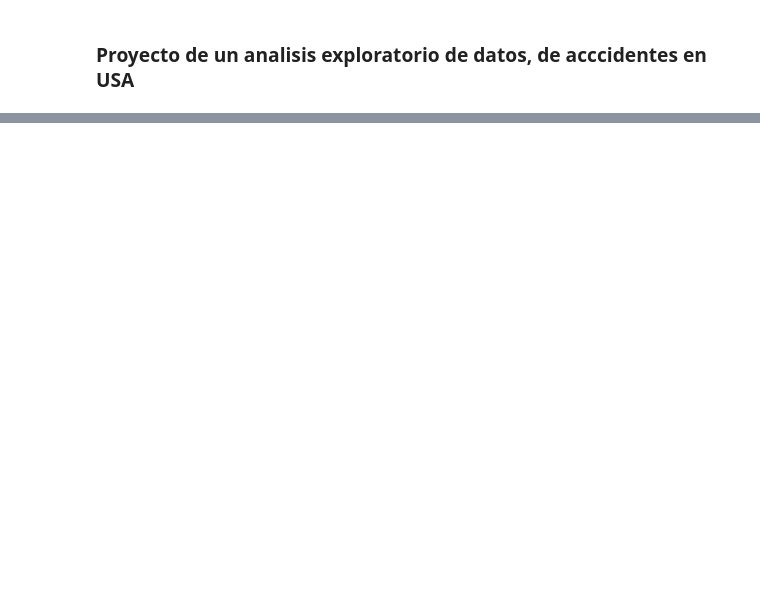
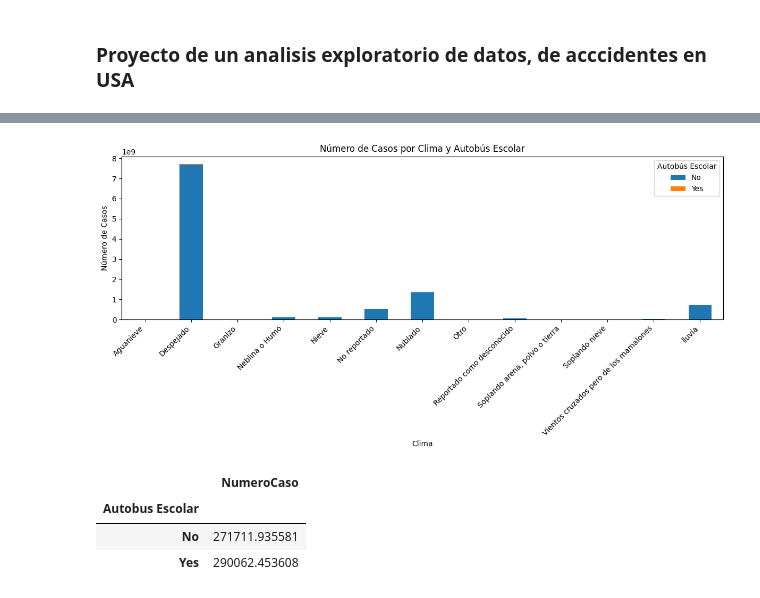
Before and after one commit to mateo469/Portafoli-de-analisis-exploratorios-de-accidentes-en-USA, a Jupyter notebook: Analisis_exploratorios_Accidentes.ipynb, the cells around one changed output, grey strips where cells are left out. Drawn from its saved outputs; the diff is of its cells as text; code cells hidden in the pictures; blank space fills up the shorter version.

```diff
--- a/Analisis_exploratorios_Accidentes.ipynb
+++ b/Analisis_exploratorios_Accidentes.ipynb
@@ -65,0 +113,6 @@ df
+# %%
+from datetime import datetime
+
+#Convetir la columna fecha a un formato de fecha
+df['Fecha']= pd.to_datetime(df['Fecha'], format="%d/%m/%Y", errors="coerce")
+df['Año']
@@ -65,0 +178,6 @@ df
+# %%
+#Crear tablas dinamicas
+#Mostra en una tabla dinamica, cantidad de numeros de casos, por clima, columna, Autobus escolar
+tabla_clima_accidentes = pd.pivot_table(df, values='NumeroCaso', index='Clima', columns='Autobus Escolar',
+                                        aggfunc='sum', fill_value=0)
+tabla_clima_accidentes
@@ -65,0 +200,22 @@ df
+# %%
+# Gráfico de barras apiladas
+tabla_clima_accidentes.plot(kind='bar', stacked=True, figsize=(12,6), color=['#1f77b4', '#ff7f0e'])
+
+plt.title("Número de Casos por Clima y Autobús Escolar")
+plt.xlabel("Clima")
+plt.ylabel("Número de Casos")
+plt.xticks(rotation=45, ha='right')
+plt.legend(title="Autobús Escolar")
+plt.tight_layout()
+plt.show()
+# %% [output]
+[figure, added]
+# %%
+#promedio de numero de decesos de personas en autobus escolar.
+tabla_autobus_decesos = pd.pivot_table(df, values='NumeroCaso', index='Autobus Escolar', aggfunc='mean', fill_value=0)
+tabla_autobus_decesos
+# %% [output]
+|  | NumeroCaso |
+| Autobus Escolar |  |
+| No | 271711.935581 |
+| Yes | 290062.453608 |
```
Also changed, not shown: parts of 15 cells of this notebook.
